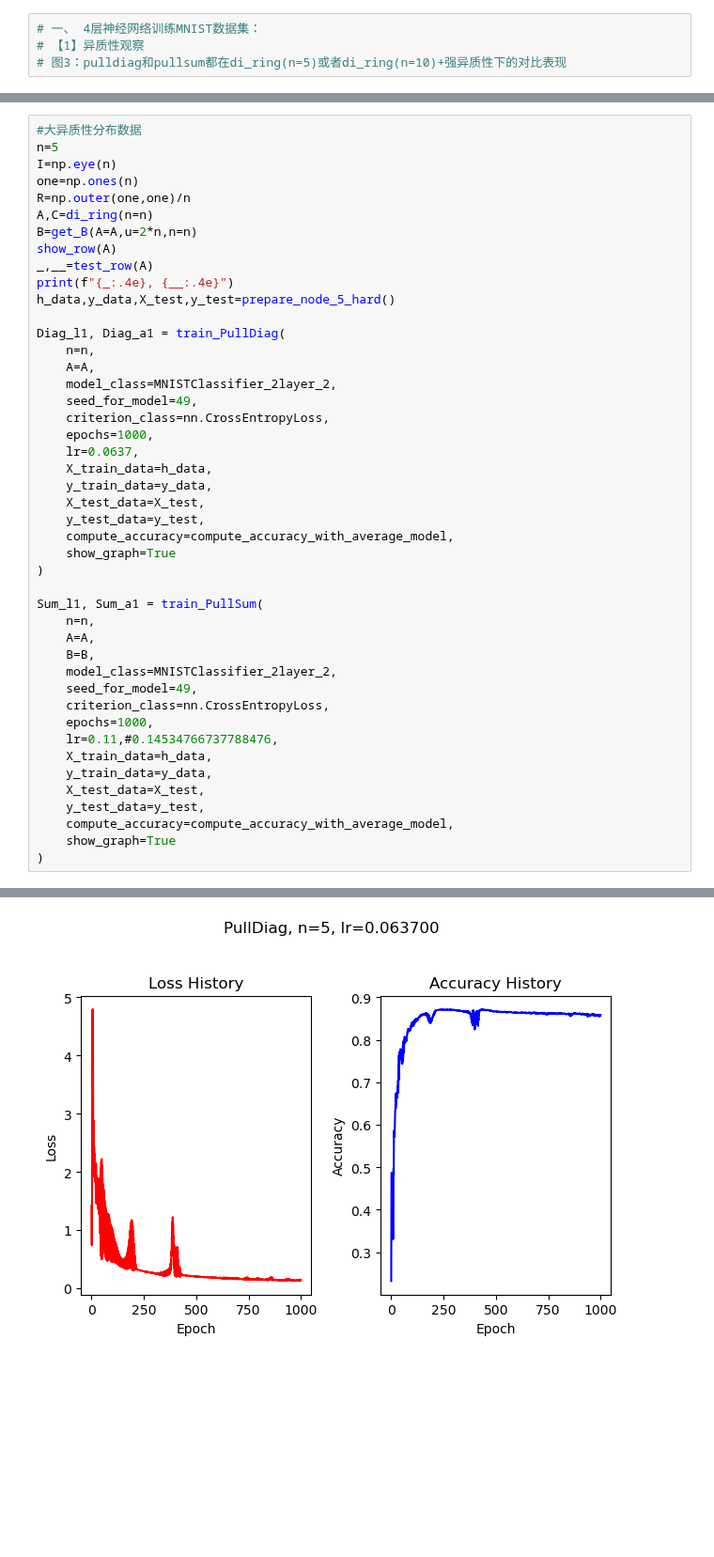
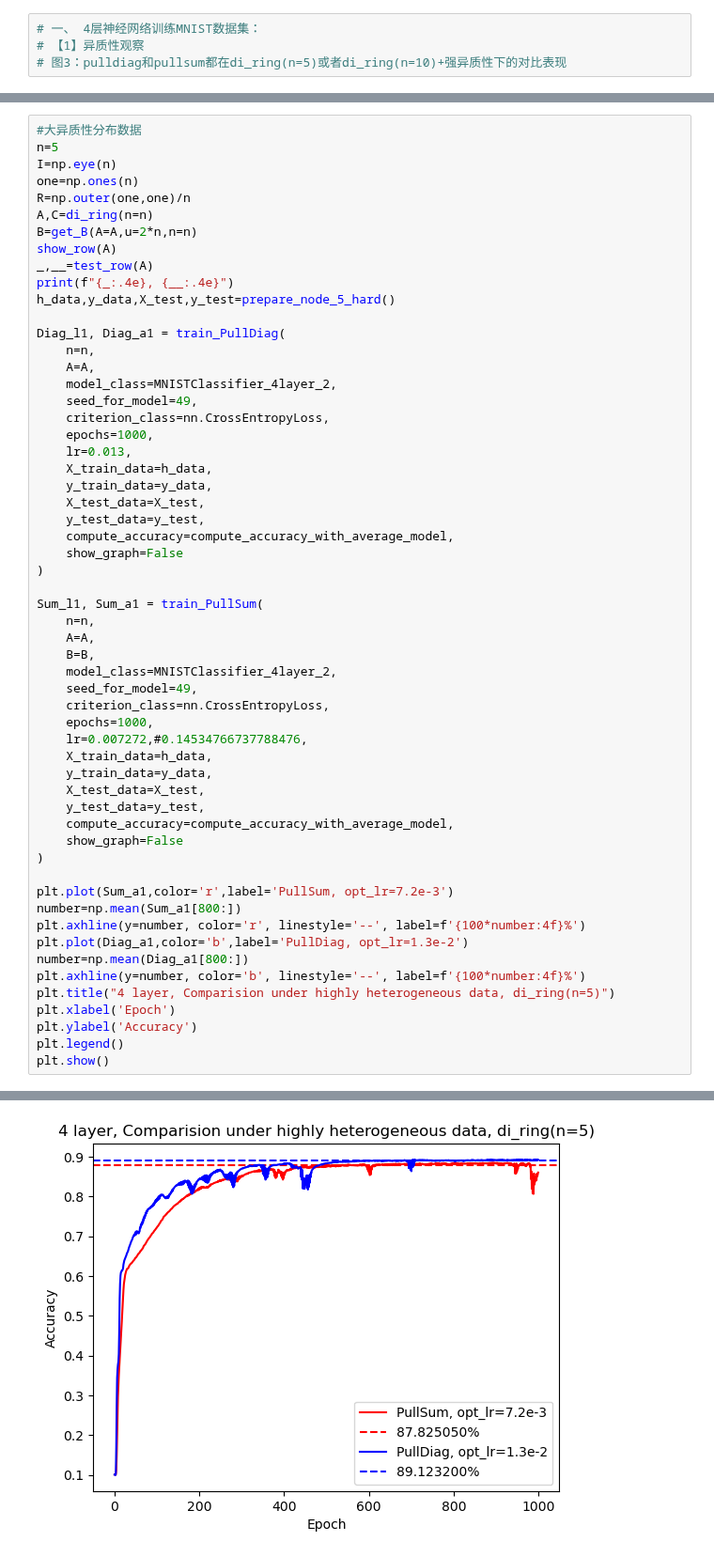
Before and after one commit to Luoxiaogan/PullSum_MNIST, a Jupyter notebook: code/神经网络实验/最终实验1.ipynb, the cells around one changed output, grey strips where cells are left out. Shown at 94% size. Drawn from its saved outputs; the diff is of its cells as text; blank space fills up the shorter version.

```diff
--- a/code/神经网络实验/最终实验1.ipynb
+++ b/code/神经网络实验/最终实验1.ipynb
@@ -347,41 +351,53 @@ h_data,y_data,X_test,y_test=prepare_node_5_hard()
 Diag_l1, Diag_a1 = train_PullDiag(
     n=n,
     A=A,
-    model_class=MNISTClassifier_2layer_2,
+    model_class=MNISTClassifier_4layer_2,
     seed_for_model=49,
     criterion_class=nn.CrossEntropyLoss,
     epochs=1000,
-    lr=0.0637,
+    lr=0.013,
     X_train_data=h_data,
     y_train_data=y_data,
     X_test_data=X_test,
     y_test_data=y_test,
     compute_accuracy=compute_accuracy_with_average_model,
-    show_graph=True
+    show_graph=False
 )
 
 Sum_l1, Sum_a1 = train_PullSum(
     n=n,
     A=A,
     B=B,
-    model_class=MNISTClassifier_2layer_2,
+    model_class=MNISTClassifier_4layer_2,
     seed_for_model=49,
     criterion_class=nn.CrossEntropyLoss,
     epochs=1000,
-    lr=0.11,#0.14534766737788476,
+    lr=0.007272,#0.14534766737788476,
     X_train_data=h_data,
     y_train_data=y_data,
     X_test_data=X_test,
     y_test_data=y_test,
     compute_accuracy=compute_accuracy_with_average_model,
-    show_graph=True
+    show_graph=False
 )
+
+plt.plot(Sum_a1,color='r',label='PullSum, opt_lr=7.2e-3')
+number=np.mean(Sum_a1[800:])
+plt.axhline(y=number, color='r', linestyle='--', label=f'{100*number:4f}%')
+plt.plot(Diag_a1,color='b',label='PullDiag, opt_lr=1.3e-2')
+number=np.mean(Diag_a1[800:])
+plt.axhline(y=number, color='b', linestyle='--', label=f'{100*number:4f}%')
+plt.title("4 layer, Comparision under highly heterogeneous data, di_ring(n=5)")
+plt.xlabel('Epoch')
+plt.ylabel('Accuracy')
+plt.legend()
+plt.show()
 # %% [output]
 A的第二大特征值: 0.7360318786212674
 A的beta: 0.8102173609241421
 A的spectral gap: 0.1897826390758579
 A的kappa: 2.000000000000005
 S_A是: 39.898193112709926
 
 1.8413e+00, 2.7000e+01
-[figure, old version]
+[figure, new version]
```
Also changed, not shown: parts of 19 cells of this notebook, 1 other file.
